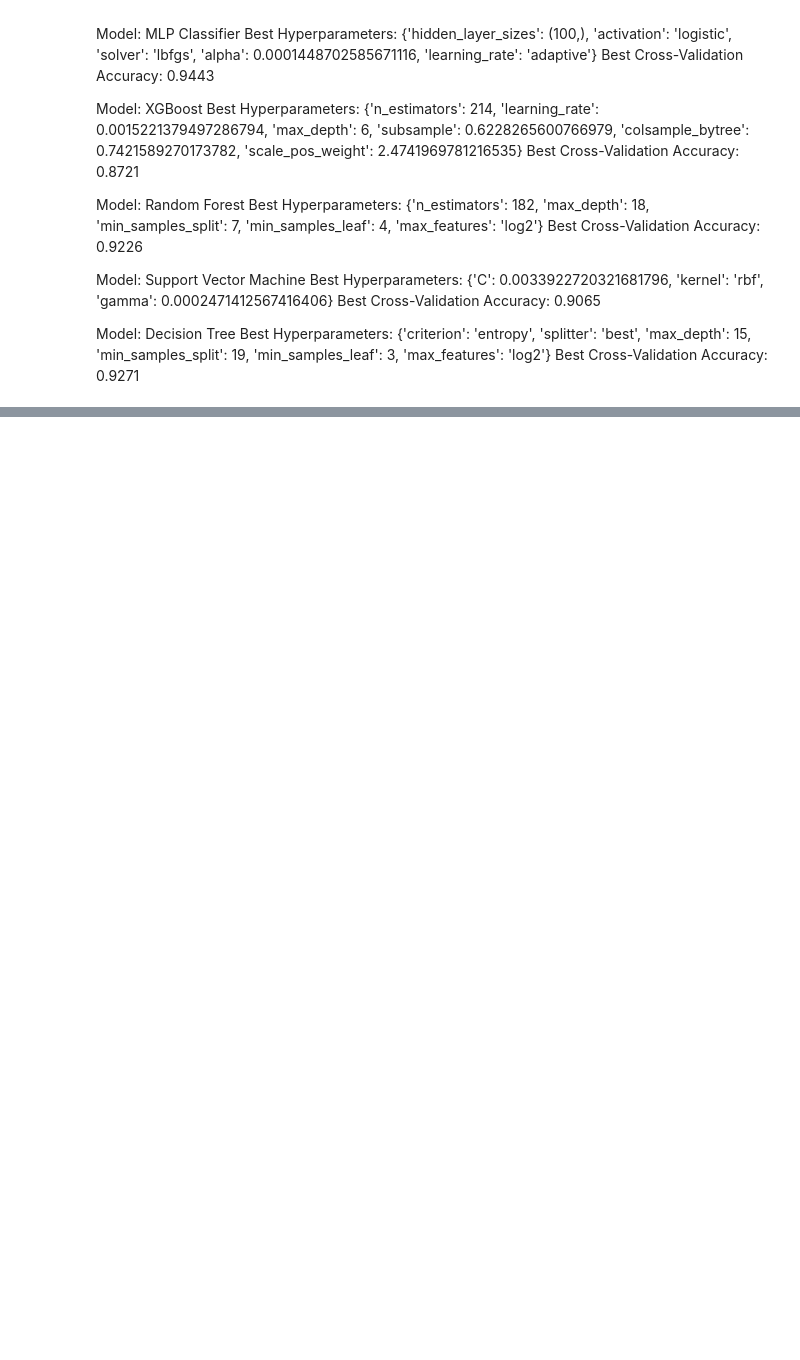
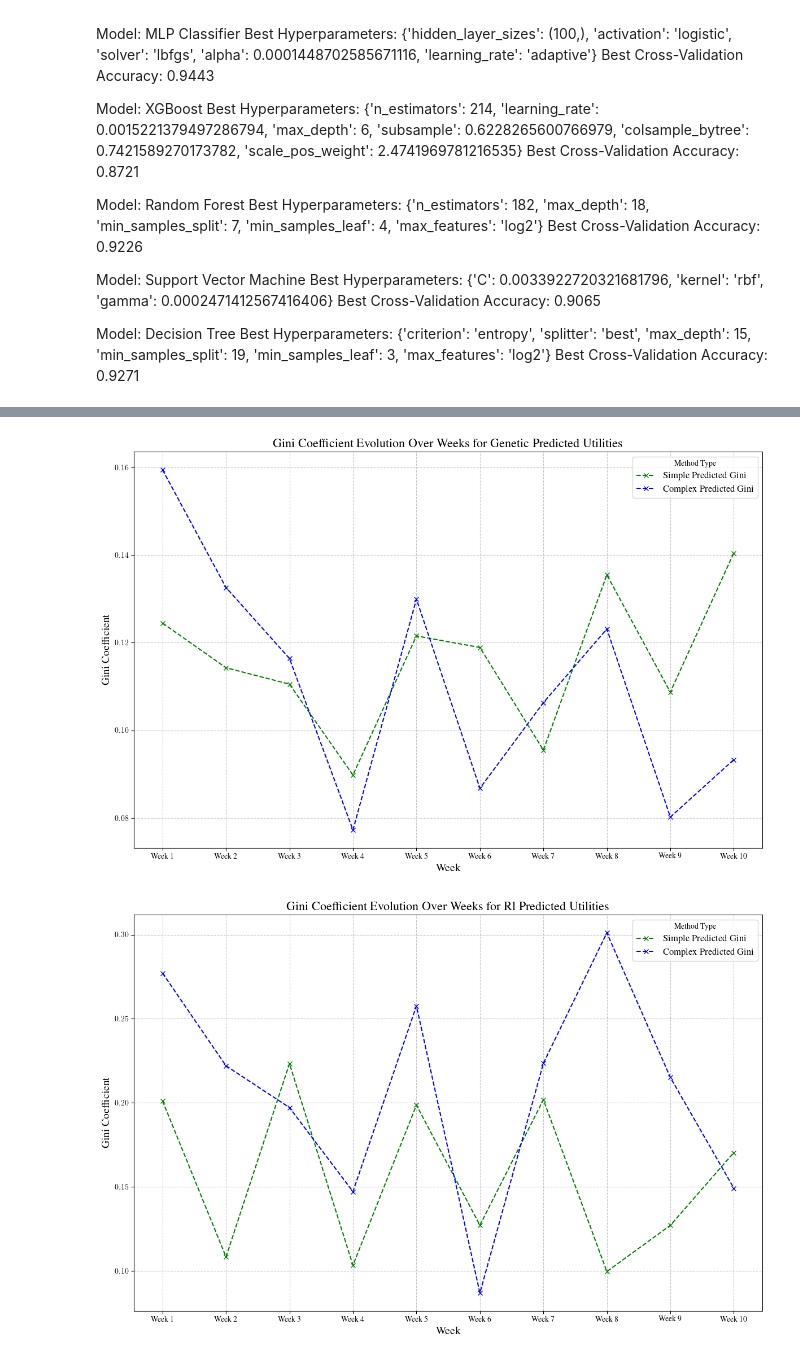
Before and after one commit to Laurie2905-JOHN/Masters_RL, a Jupyter notebook: notebooks/plotting.ipynb, the cells around one changed output, grey strips where cells are left out. Saved outputs shown, nothing was run; the diff lists cells and outputs as text; code cells hidden in the pictures; blank space fills up the shorter version.

```diff
--- a/notebooks/plotting.ipynb
+++ b/notebooks/plotting.ipynb
@@ -2158,0 +3675,75 @@ print(data['random']['utility_results']['perfect']['week'])
+# %%
+import matplotlib.pyplot as plt
+import numpy as np
+
+# Function to calculate the weekly average of utilities
+def calculate_weekly_averages(utilities, menus_per_week=5):
+    weekly_averages = []
+    for i in range(0, len(utilities), menus_per_week):
+        weekly_avg = np.mean(utilities[i:i + menus_per_week])
+        weekly_averages.append(weekly_avg)
+    return weekly_averages
+
+def calculate_gini_coefficient(utilities):
+    utilities = np.array(utilities)
+    n = len(utilities)
+
+    # Calculate the mean absolute utility
+    mean_absolute_utility = np.mean(np.abs(utilities))
+
+    # Compute the sum of absolute differences
+    absolute_differences_sum = np.sum(np.abs(np.subtract.outer(utilities, utilities)))
+
+    # Compute the Gini coefficient
+    gini = absolute_differences_sum / (2 * n**2 * mean_absolute_utility)
+
+    return gini
+
+# Define colors and line styles for different method types
+colors = {'simple': 'green', 'complex': 'blue'}
+line_styles = {'predicted': '--'}
+
+# Loop through each method and its types
+for method in methods:
+    if method not in ['genetic', 'RL']:
+        continue
+
+    # Initialize a plot for the current method
+    plt.figure(figsize=(12, 8))
+
+    for method_type in method_types[method]:
+        # Extract and sum predicted utility data over menus for the current method and method_type
+        menu_keys = sorted(data[method][method_type].keys(), key=int)
+        predicted_utilities = [sum(data[method][method_type][menu_key]['predicted_utility'].values()) for menu_key in menu_keys]
+
+        # Calculate Gini coefficients per week
+        weekly_gini_predicted = []
+
+        # Iterate over weekly sections
+        for i in range(0, len(predicted_utilities), 5):  # Assuming 5 menus per week
+            weekly_predicted_utilities = predicted_utilities[i:i + 5]
+
+            gini_predicted = calculate_gini_coefficient(weekly_predicted_utilities)
+            weekly_gini_predicted.append(gini_predicted)
+
+        # Generate weeks labels for x-axis
+        weeks = [f"Week {i+1}" for i in range(len(weekly_gini_predicted))]
+
+        # Plotting the Gini coefficient evolution for each method type on the same plot
+        plt.plot(weeks, weekly_gini_predicted, marker='x', linestyle=line_styles['predicted'], color=colors[method_type], label=f'{method_type.capitalize()} Predicted Gini')
+
+    # Add labels, title, and legend
+    plt.xlabel('Week', fontsize=14)
+    plt.ylabel('Gini Coefficient', fontsize=14)
+    plt.title(f'Gini Coefficient Evolution Over Weeks for {method.capitalize()} Predicted Utilities', fontsize=16)
+    plt.legend(title='Method Type', fontsize=12)
+    plt.grid(True, linestyle='--', alpha=0.7)
+
+    # Adjust layout for tight fitting
+    plt.tight_layout()
+
+    # Display the plot
+    plt.show()
+# %% [output]
+[figure, added]
+[figure, added]
```
Also changed, not shown: parts of 55 cells of this notebook, 1 other file.
